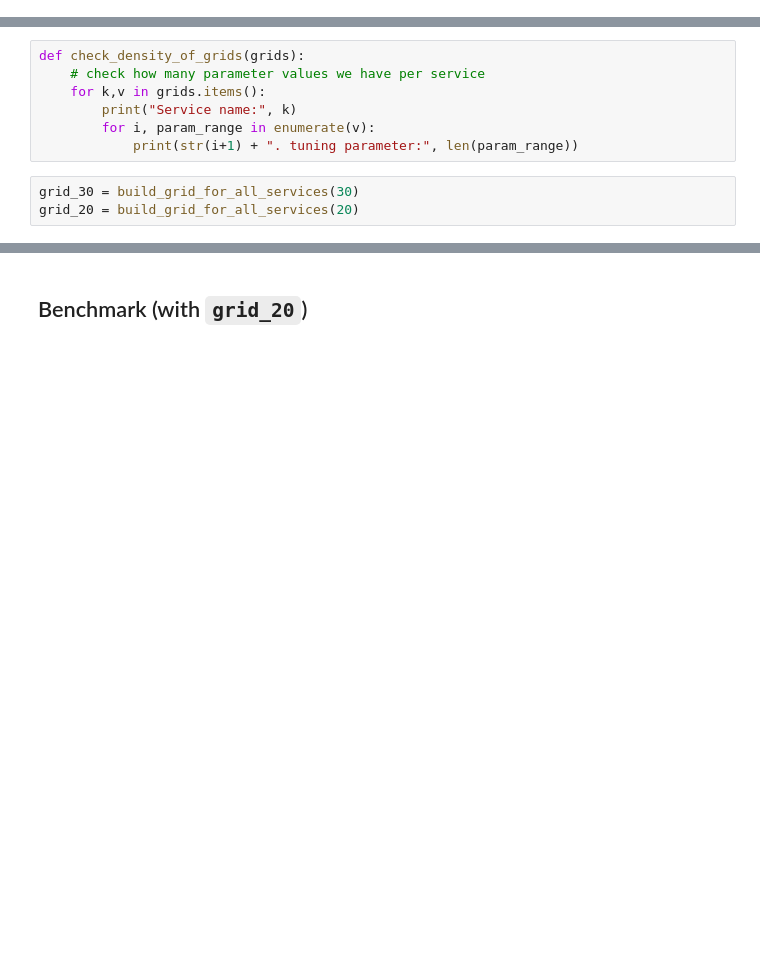
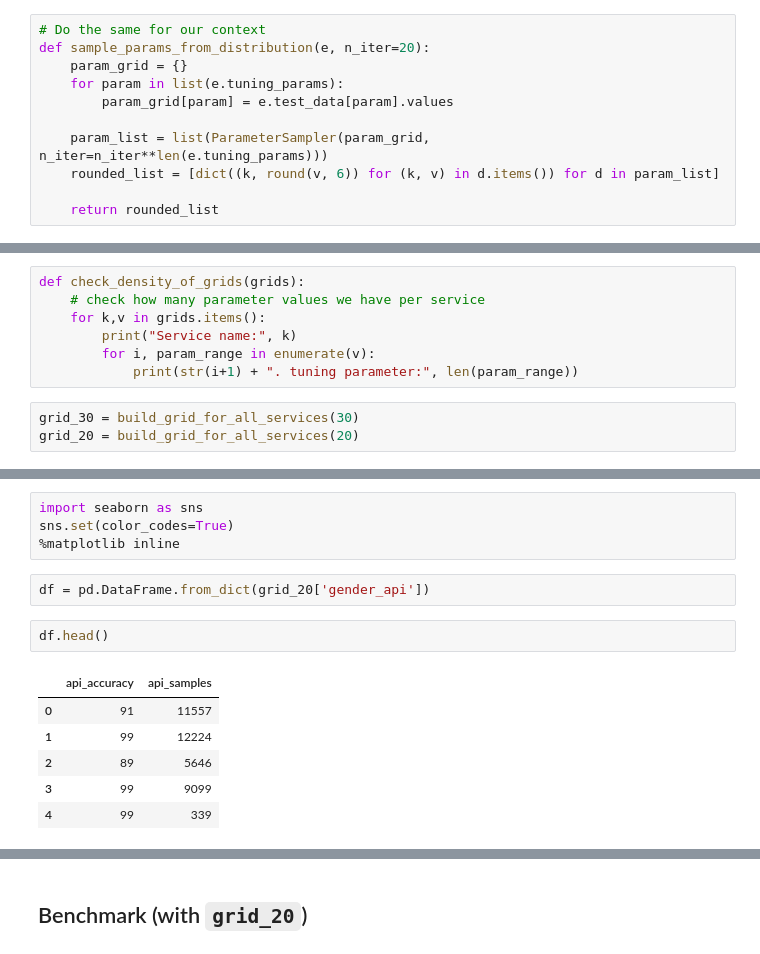
Before and after one commit to GenderGapSTEM-PublicationAnalysis/name_gender_inference, a Jupyter notebook: Parameter_tuning.ipynb, the cells around one changed output, grey strips where cells are left out. Cells and saved outputs as stored; diff of their text form; blank space fills up the shorter version.

```diff
--- a/Parameter_tuning.ipynb
+++ b/Parameter_tuning.ipynb
@@ -140,0 +158,11 @@ compute_equal_frequency_binning(evaluator.test_data[tuning_param], 20)
+# %%
+# Do the same for our context
+def sample_params_from_distribution(e, n_iter=20):
+    param_grid = {}
+    for param in list(e.tuning_params):
+        param_grid[param] = e.test_data[param].values
+
+    param_list = list(ParameterSampler(param_grid, n_iter=n_iter**len(e.tuning_params)))
+    rounded_list = [dict((k, round(v, 6)) for (k, v) in d.items()) for d in param_list]
+
+    return rounded_list
@@ -224,0 +236,15 @@ grid_20['gender_api']
+# %%
+import seaborn as sns
+sns.set(color_codes=True)
+%matplotlib inline
+# %%
+df = pd.DataFrame.from_dict(grid_20['gender_api'])
+# %%
+df.head()
+# %% [output]
+|  | api_accuracy | api_samples |
+| 0 | 91 | 11557 |
+| 1 | 99 | 12224 |
+| 2 | 89 | 5646 |
+| 3 | 99 | 9099 |
+| 4 | 99 | 339 |
```
Also changed, not shown: parts of 12 cells of this notebook, 1 other file.
